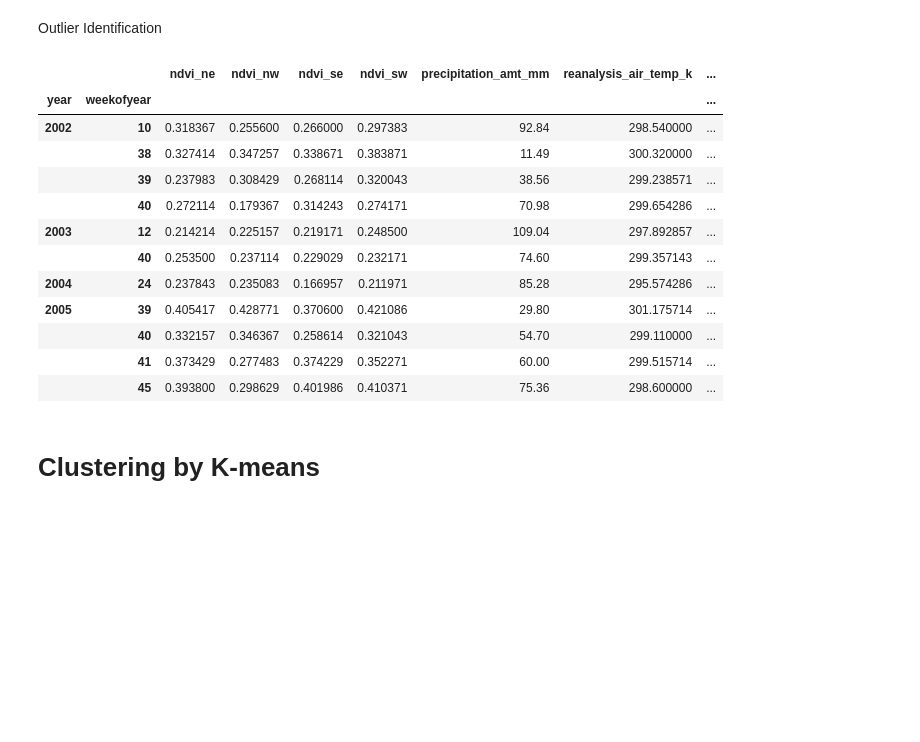
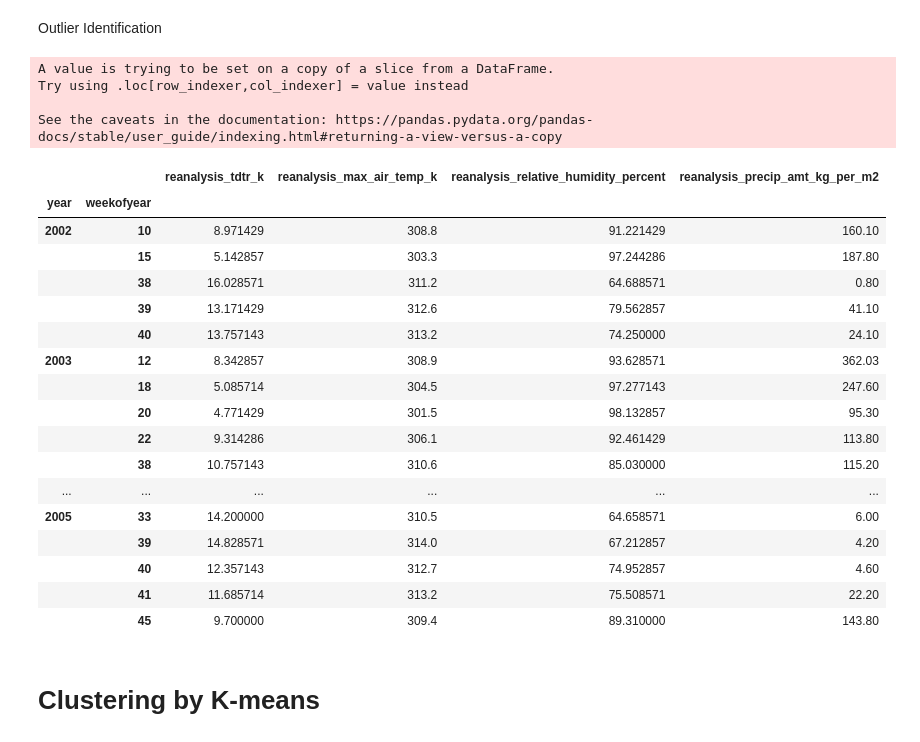
Before and after one commit to sergiobm3/ESI_MachineLearning, a Jupyter notebook: SSJ_Task1.ipynb, the cells around one changed output. Drawn from its saved outputs; the diff is of its cells as text; code cells hidden in the pictures; blank space fills up the shorter version.

```diff
--- a/SSJ_Task1.ipynb
+++ b/SSJ_Task1.ipynb
@@ -344,7 +342,7 @@ As we can see DBSCAN groups the elements in a group and the rest are outliers. T
 # %% [markdown]
 Visualization
 # %%
-db = DBSCAN(eps=1, min_samples=minPts).fit(datanorm)
+db = DBSCAN(eps=0.8, min_samples=minPts).fit(datanorm)
 labels = db.labels_
 
 fig = px.scatter(x=X_pca[:,0], y= X_pca[:,1], color = labels)
@@ -357,22 +355,31 @@ fig.show()
 # %% [markdown]
 Outlier Identification
 # %%
-iq['group-db'] = labels
-iq[iq['group-db'] == -1]
+iq[selected_features]['group-db'] = labels
+iq[selected_features][iq['group-db'] == -1]
 # %% [output]
+A value is trying to be set on a copy of a slice from a DataFrame.
+Try using .loc[row_indexer,col_indexer] = value instead
+
+See the caveats in the documentation: https://pandas.pydata.org/pandas-docs/stable/user_guide/indexing.html#returning-a-view-versus-a-copy
-|  |  | ndvi_ne | ndvi_nw | ndvi_se | ndvi_sw | precipitation_amt_mm | reanalysis_air_temp_k | ... |
-| year | weekofyear |  |  |  |  |  |  | ... |
-| 2002 | 10 | 0.318367 | 0.255600 | 0.266000 | 0.297383 | 92.84 | 298.540000 | ... |
-|  | 38 | 0.327414 | 0.347257 | 0.338671 | 0.383871 | 11.49 | 300.320000 | ... |
-|  | 39 | 0.237983 | 0.308429 | 0.268114 | 0.320043 | 38.56 | 299.238571 | ... |
-|  | 40 | 0.272114 | 0.179367 | 0.314243 | 0.274171 | 70.98 | 299.654286 | ... |
-| 2003 | 12 | 0.214214 | 0.225157 | 0.219171 | 0.248500 | 109.04 | 297.892857 | ... |
-|  | 40 | 0.253500 | 0.237114 | 0.229029 | 0.232171 | 74.60 | 299.357143 | ... |
-| 2004 | 24 | 0.237843 | 0.235083 | 0.166957 | 0.211971 | 85.28 | 295.574286 | ... |
-| 2005 | 39 | 0.405417 | 0.428771 | 0.370600 | 0.421086 | 29.80 | 301.175714 | ... |
-|  | 40 | 0.332157 | 0.346367 | 0.258614 | 0.321043 | 54.70 | 299.110000 | ... |
-|  | 41 | 0.373429 | 0.277483 | 0.374229 | 0.352271 | 60.00 | 299.515714 | ... |
-|  | 45 | 0.393800 | 0.298629 | 0.401986 | 0.410371 | 75.36 | 298.600000 | ... |
+|  |  | reanalysis_tdtr_k | reanalysis_max_air_temp_k | reanalysis_relative_humidity_percent | reanalysis_precip_amt_kg_per_m2 |
+| year | weekofyear |  |  |  |  |
+| 2002 | 10 | 8.971429 | 308.8 | 91.221429 | 160.10 |
+|  | 15 | 5.142857 | 303.3 | 97.244286 | 187.80 |
+|  | 38 | 16.028571 | 311.2 | 64.688571 | 0.80 |
+|  | 39 | 13.171429 | 312.6 | 79.562857 | 41.10 |
+|  | 40 | 13.757143 | 313.2 | 74.250000 | 24.10 |
+| 2003 | 12 | 8.342857 | 308.9 | 93.628571 | 362.03 |
+|  | 18 | 5.085714 | 304.5 | 97.277143 | 247.60 |
+|  | 20 | 4.771429 | 301.5 | 98.132857 | 95.30 |
+|  | 22 | 9.314286 | 306.1 | 92.461429 | 113.80 |
+|  | 38 | 10.757143 | 310.6 | 85.030000 | 115.20 |
+| ... | ... | ... | ... | ... | ... |
+| 2005 | 33 | 14.200000 | 310.5 | 64.658571 | 6.00 |
+|  | 39 | 14.828571 | 314.0 | 67.212857 | 4.20 |
+|  | 40 | 12.357143 | 312.7 | 74.952857 | 4.60 |
+|  | 41 | 11.685714 | 313.2 | 75.508571 | 22.20 |
+|  | 45 | 9.700000 | 309.4 | 89.310000 | 143.80 |
 # %% [markdown]
 # Clustering by K-means
 # %% [markdown]
```
Also changed, not shown: parts of 10 cells of this notebook.
